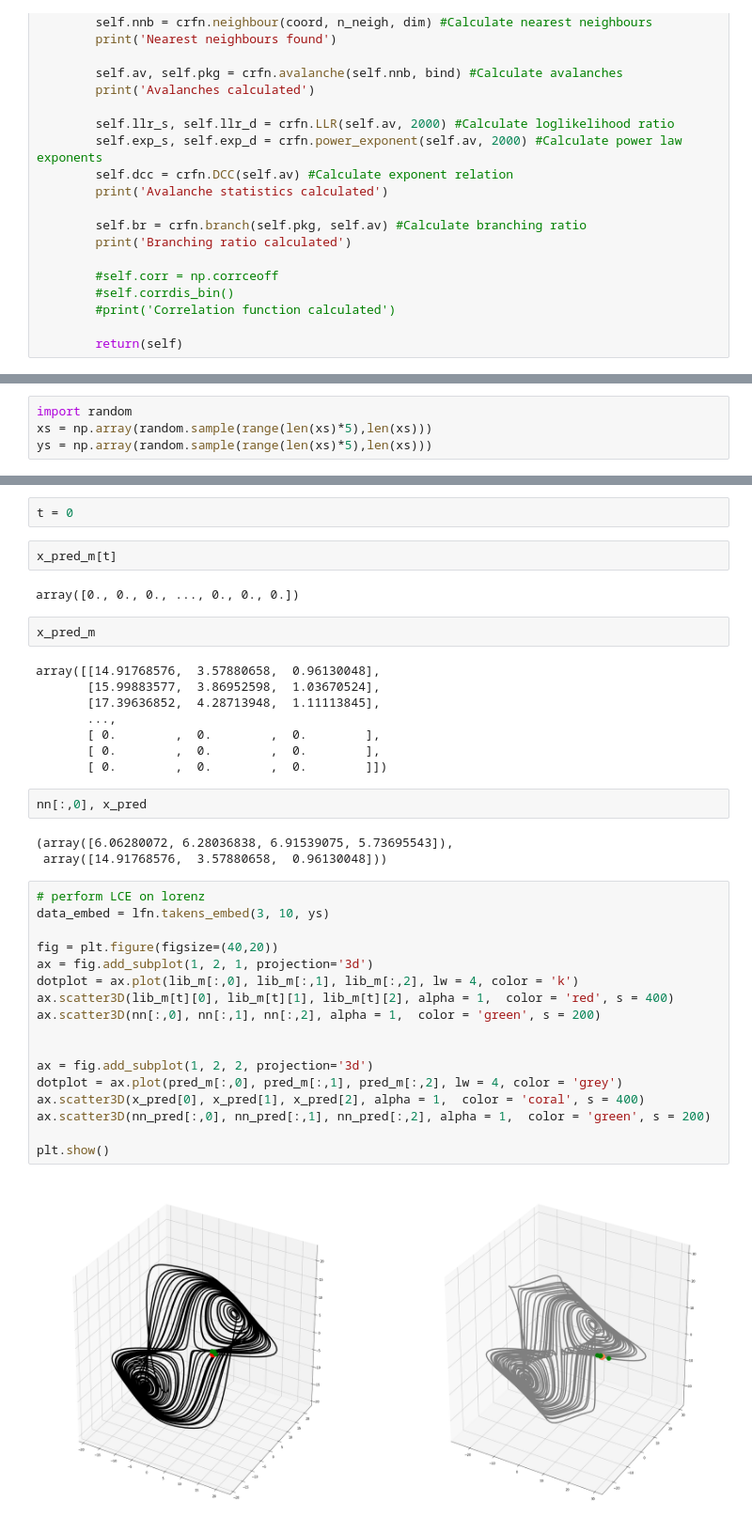
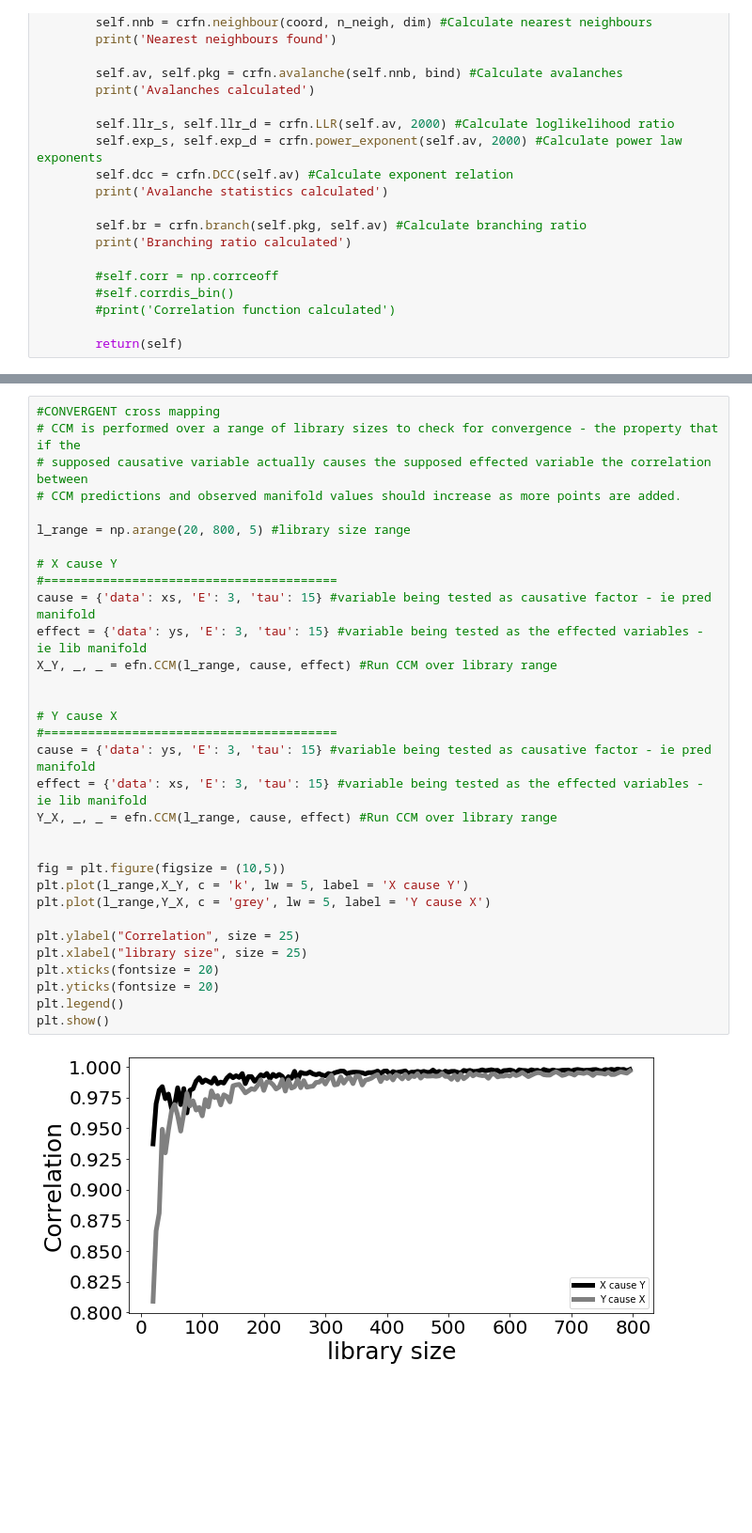
Before and after one commit to dafishcode/empirical_dynamic_modelling, a Jupyter notebook: CCM_run.ipynb, the cells around one changed output, grey strips where cells are left out. Shown at 94% size. Saved outputs shown, nothing was run; the diff lists cells and outputs as text; blank space fills up the shorter version.

```diff
--- a/CCM_run.ipynb
+++ b/CCM_run.ipynb
@@ -669,4 +526,0 @@ plt.show()
-# %%
-import random
-xs = np.array(random.sample(range(len(xs)*5),len(xs)))
-ys = np.array(random.sample(range(len(xs)*5),len(xs)))
@@ -837,40 +527,34 @@ plt.show()
-# %%
-t = 0
-# %%
-x_pred_m[t]
-# %% [output]
-array([0., 0., 0., ..., 0., 0., 0.])
-# %%
-x_pred_m
-# %% [output]
-array([[14.91768576,  3.57880658,  0.96130048],
-       [15.99883577,  3.86952598,  1.03670524],
-       [17.39636852,  4.28713948,  1.11113845],
-       ...,
-       [ 0.        ,  0.        ,  0.        ],
-       [ 0.        ,  0.        ,  0.        ],
-       [ 0.        ,  0.        ,  0.        ]])
-# %%
-nn[:,0], x_pred
-# %% [output]
-(array([6.06280072, 6.28036838, 6.91539075, 5.73695543]),
- array([14.91768576,  3.57880658,  0.96130048]))
-# %%
-# perform LCE on lorenz
-data_embed = lfn.takens_embed(3, 10, ys)
-
-fig = plt.figure(figsize=(40,20))
-ax = fig.add_subplot(1, 2, 1, projection='3d')
-dotplot = ax.plot(lib_m[:,0], lib_m[:,1], lib_m[:,2], lw = 4, color = 'k')
-ax.scatter3D(lib_m[t][0], lib_m[t][1], lib_m[t][2], alpha = 1,  color = 'red', s = 400)
-ax.scatter3D(nn[:,0], nn[:,1], nn[:,2], alpha = 1,  color = 'green', s = 200)
-
-
-ax = fig.add_subplot(1, 2, 2, projection='3d')
-dotplot = ax.plot(pred_m[:,0], pred_m[:,1], pred_m[:,2], lw = 4, color = 'grey')
-ax.scatter3D(x_pred[0], x_pred[1], x_pred[2], alpha = 1,  color = 'coral', s = 400)
-ax.scatter3D(nn_pred[:,0], nn_pred[:,1], nn_pred[:,2], alpha = 1,  color = 'green', s = 200)
-
-plt.show()
-# %% [output]
-[figure, removed]
+# %%
+#CONVERGENT cross mapping
+# CCM is performed over a range of library sizes to check for convergence - the property that if the
+# supposed causative variable actually causes the supposed effected variable the correlation between
+# CCM predictions and observed manifold values should increase as more points are added.
+
+l_range = np.arange(20, 800, 5) #library size range
+
+# X cause Y
+#========================================
+cause = {'data': xs, 'E': 3, 'tau': 15} #variable being tested as causative factor - ie pred manifold
+effect = {'data': ys, 'E': 3, 'tau': 15} #variable being tested as the effected variables - ie lib manifold
+X_Y, _, _ = efn.CCM(l_range, cause, effect) #Run CCM over library range
+
+
+# Y cause X
+#========================================
+cause = {'data': ys, 'E': 3, 'tau': 15} #variable being tested as causative factor - ie pred manifold
+effect = {'data': xs, 'E': 3, 'tau': 15} #variable being tested as the effected variables - ie lib manifold
+Y_X, _, _ = efn.CCM(l_range, cause, effect) #Run CCM over library range
+
+
+fig = plt.figure(figsize = (10,5))
+plt.plot(l_range,X_Y, c = 'k', lw = 5, label = 'X cause Y')
+plt.plot(l_range,Y_X, c = 'grey', lw = 5, label = 'Y cause X')
+
+plt.ylabel("Correlation", size = 25)
+plt.xlabel("library size", size = 25)
+plt.xticks(fontsize = 20)
+plt.yticks(fontsize = 20)
+plt.legend()
+plt.show()
+# %% [output]
+[figure, added]
```
Also changed, not shown: parts of 25 cells of this notebook, 2 other files.
